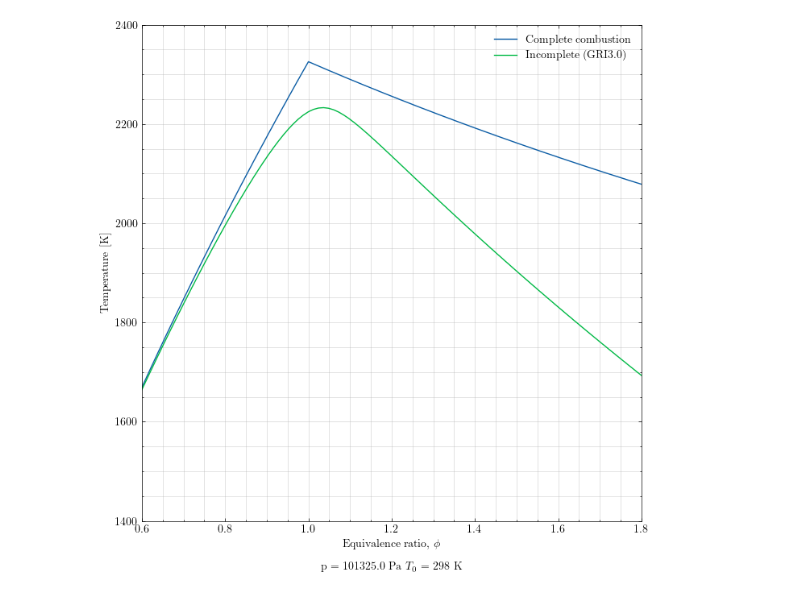
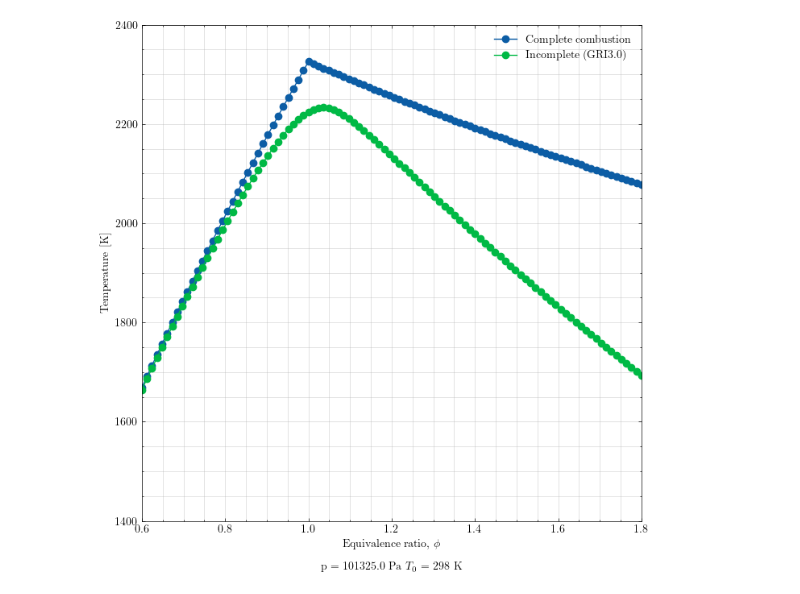
Before and after one commit to P3dr0ME/FlaMetComb, a Jupyter notebook: T_ad_vs_phi.ipynb, the cells around one changed output. Drawn from its saved outputs; the diff is of its cells as text; code cells hidden in the pictures.

```diff
--- a/T_ad_vs_phi.ipynb
+++ b/T_ad_vs_phi.ipynb
@@ -83,38 +83,38 @@ plt.figure(figsize=(8,8))
 plt.plot(phi,
         T_ad_complete,
         label="Complete combustion",
-        #lw=2
+        marker="o"
         )
 plt.plot(phi,
         T_ad_incomplete,
         label="Incomplete (GRI3.0)",
-        #lw=2
+        marker="o"
         )
     # phi es vector de abscisas y T_ad_incomplete, de ordenadas
     # lw: line width
 
 ax = plt.gca()
 # Ajuste Eje Y (Números cada 200, líneas cada 50)
 ax.yaxis.set_major_locator(plt.MultipleLocator(200))
 ax.yaxis.set_minor_locator(plt.MultipleLocator(50))
 # Ajuste Eje X (Números cada 0.2, líneas cada 0.05)
 ax.xaxis.set_major_locator(plt.MultipleLocator(0.2))
 ax.xaxis.set_minor_locator(plt.MultipleLocator(0.05))
 
 plt.grid(True, which='both', alpha=0.5)
 
 plt.xlabel("Equivalence ratio, "+ r"$\phi$"+ f"\n \n p = {p} Pa    $T_{{0}}$ = {T_0} K")
 plt.ylabel("Temperature [K]")
 
 plt.legend(loc='best', fontsize=10)
     # muestra las label definidas en plt.plot
 
 plt.xlim(0.6,1.8)
 plt.ylim(1400,2400)
 
 plt.savefig("T_ad_vs_phi.svg")
 plt.show()
     # muestra el gráfico
     # plt.show() debe ir después de plt.savefig()
 # %% [output]
-[figure, old version]
+[figure, new version]
```
Also changed, not shown: parts of 10 cells of this notebook, 10 other files.
